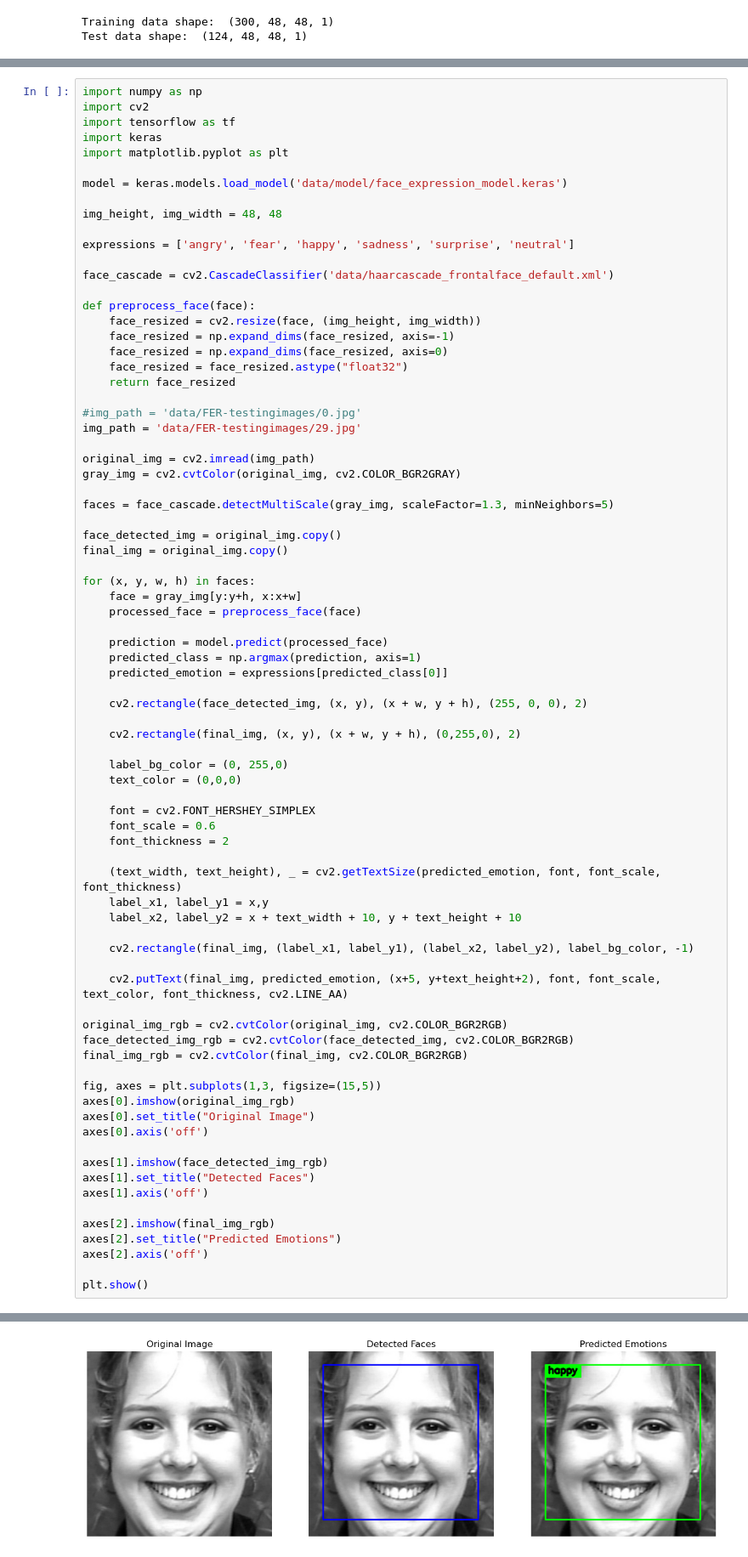
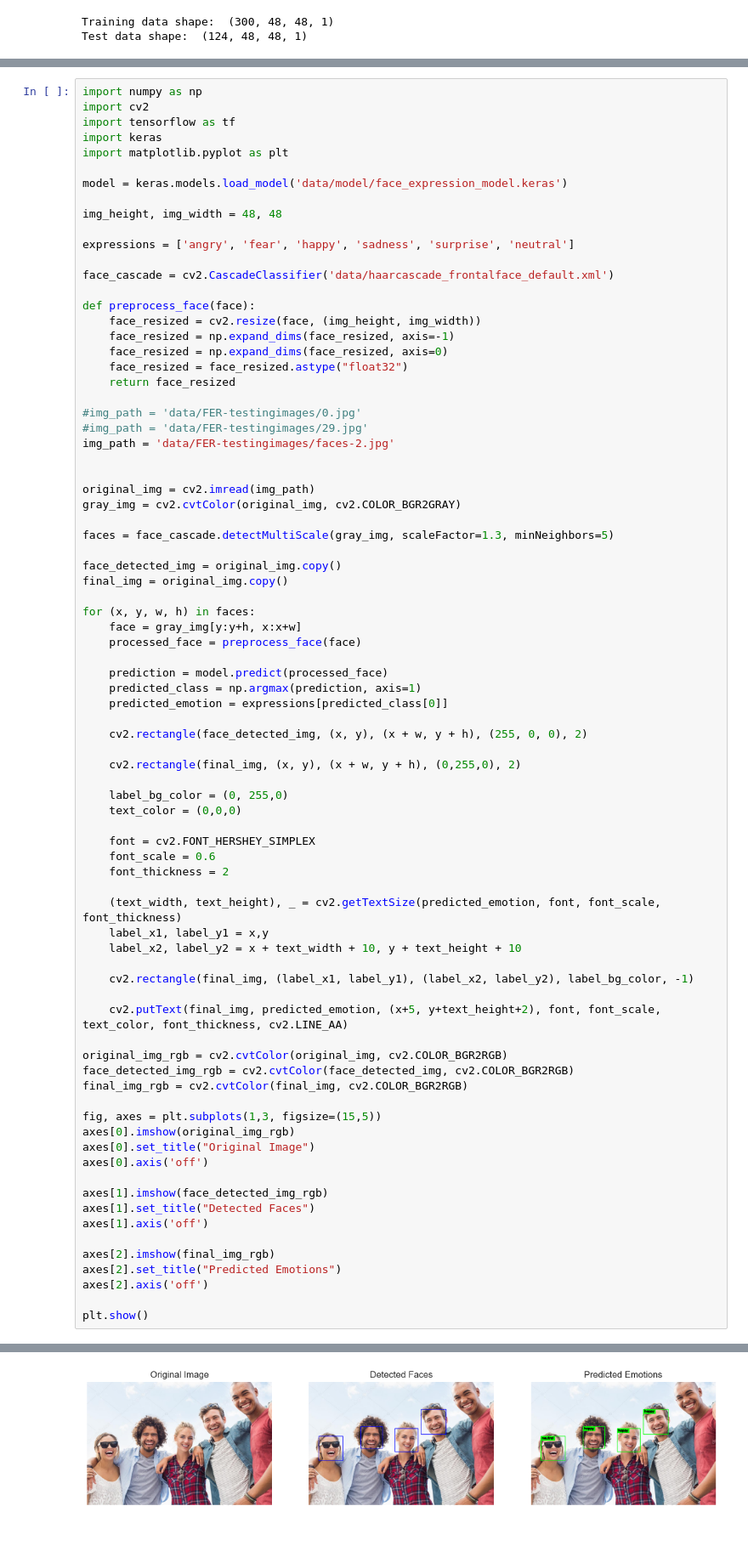
Before and after one commit to simon-sgr/uclan_lab, a Jupyter notebook: AI/Week14.ipynb, the cells around one changed output, grey strips where cells are left out. Shown at 85% size. Drawn from its saved outputs; the diff is of its cells as text; blank space fills up the shorter version.

```diff
--- a/AI/Week14.ipynb
+++ b/AI/Week14.ipynb
@@ -145,7 +143,9 @@ def preprocess_face(face):
     return face_resized
 
 #img_path = 'data/FER-testingimages/0.jpg'
-img_path = 'data/FER-testingimages/29.jpg'
+#img_path = 'data/FER-testingimages/29.jpg'
+img_path = 'data/FER-testingimages/faces-2.jpg'
+
 
 original_img = cv2.imread(img_path)
 gray_img = cv2.cvtColor(original_img, cv2.COLOR_BGR2GRAY)
@@ -205 +209 @@ plt.show()
-[figure, old version]
+[figure, new version]
```
Also changed, not shown: parts of 4 cells of this notebook.
